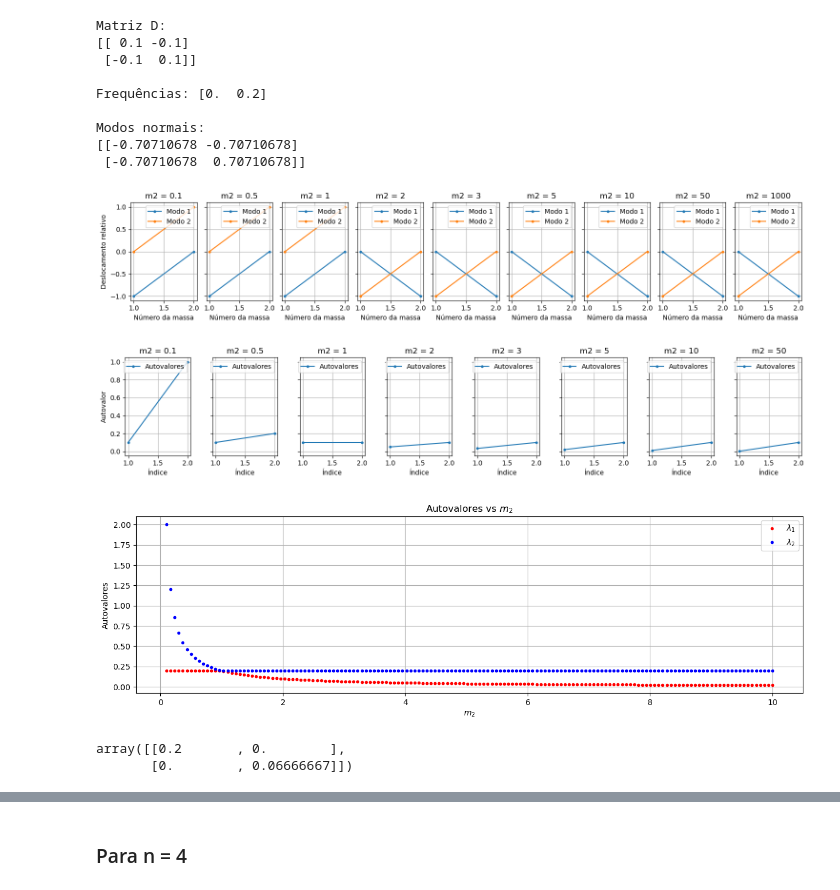
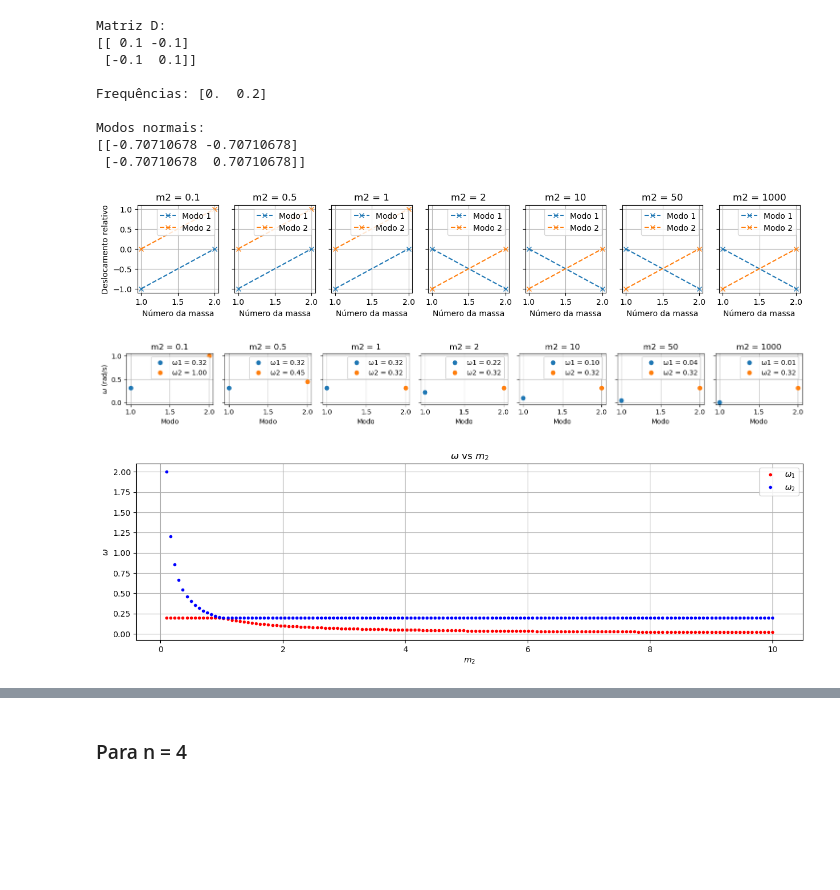
Before and after one commit to aragaoiberis/atv4, a Jupyter notebook: atv4.ipynb, the cells around one changed output, grey strips where cells are left out. Cells and saved outputs as stored; diff of their text form; code cells hidden in the pictures; blank space fills up the shorter version.

```diff
--- a/atv4.ipynb
+++ b/atv4.ipynb
@@ -101,47 +75,47 @@ Modos normais:
  [-0.70710678  0.70710678]]
 # %%
 k, m1 = 0.1, 1
-m2_var = [0.1, 0.5, 1, 2, 3, 5, 10, 50, 1000]
+m2_var = [0.1, 0.5, 1, 2, 10, 50, 1000]
 
-fig, axs = plt.subplots(1, len(m2_var), figsize=(15, 3), sharey=True)
+fig, axs = plt.subplots(1, len(m2_var), figsize=(15, 2), sharey=True)
 for idx, m2 in enumerate(m2_var):
     D2 = np.array([[k/m1, 0],
                    [0, k/m2]])
     valor, vetor = eigh(D2)
     for i in range(vetor.shape[1]):
-        axs[idx].plot(range(1, vetor.shape[0]+1), vetor[:, i], '.-', label=f'Modo {i+1}')
+        axs[idx].plot(range(1, vetor.shape[0]+1), vetor[:, i], 'x--', label=f'Modo {i+1}')
     axs[idx].set_title(f"m2 = {m2}")
     axs[idx].set_xlabel('Número da massa')
     axs[idx].grid(True)
     if idx == 0:
         axs[idx].set_ylabel('Deslocamento relativo')
     axs[idx].legend()
-
-plt.tight_layout()
-plt.show()
 # %% [output]
-[figure, old version]
+[figure, new version]
 # %%
 k, m1 = 0.1, 1
-m2_var = [0.1, 0.5, 1, 2, 3, 5, 10, 50]
+m2_var = [0.1, 0.5, 1, 2, 10, 50, 1000]
 
-fig, axs = plt.subplots(1, len(m2_var), figsize=(15, 3), sharey=True)
+fig, axs = plt.subplots(1, len(m2_var), figsize=(15, 2), sharey=True)
 for idx, m2 in enumerate(m2_var):
     D2 = np.array([[k/m1, 0],
                    [0, k/m2]])
     valor, vetor = eigh(D2)
-    axs[idx].plot(range(1, len(valor)+1), valor, '.-', label='Autovalores')
+    freqs = np.sqrt(valor)
+
+    for i, freq in enumerate(freqs):
+        axs[idx].plot(i+1, freq, 'o', color=f'C{i}', label=f'ω{i+1} = {freq:.2f}')
     axs[idx].set_title(f"m2 = {m2}")
-    axs[idx].set_xlabel('Índice')
+    axs[idx].set_xlabel('Modo')
     axs[idx].grid(True)
     if idx == 0:
-        axs[idx].set_ylabel('Autovalor')
+        axs[idx].set_ylabel('$\omega$ (rad/s)')
     axs[idx].legend()
 
 plt.tight_layout()
 plt.show()
 # %% [output]
-[figure, old version]
+[figure, new version]
 # %%
 k = 0.2  # Constante da mola
 m1 = 1.0  # Massa m1 fixa
@@ -153,24 +127,19 @@ for m2 in m2_values:
     D = np.array([[k/m1, -0],
                    [0, k/m2]])
     ww, v = eigh(D)
-    eigvals = np.linalg.eigvals(D)
+    #eigvals = np.linalg.eigvals(D)
     w_var.append(ww)
 
 w_var = np.array(w_var)
 
 plt.figure(figsize=(15, 4))
-plt.plot(m2_values, w_var[:, 0], label="$λ_1$", marker = '.', linestyle = 'none', color='r')
-plt.plot(m2_values, w_var[:, 1], label="$λ_2$", marker = '.', linestyle = 'none', color='b')
+plt.plot(m2_values, w_var[:, 0], label="$\omega_1$", marker = '.', linestyle = 'none', color='r')
+plt.plot(m2_values, w_var[:, 1], label="$\omega_2$", marker = '.', linestyle = 'none', color='b')
 plt.xlabel("$m_2$")
-plt.ylabel("Autovalores")
+plt.ylabel("$\omega$")
 plt.legend()
-plt.title("Autovalores vs $m_2$")
+plt.title("$\omega$ vs $m_2$")
 plt.grid()
 plt.show()
 # %% [output]
-[figure, old version]
+[figure, new version]
-# %%
-D
-# %% [output]
-array([[0.2       , 0.        ],
-       [0.        , 0.06666667]])
```
Also changed, not shown: parts of 35 cells of this notebook.
